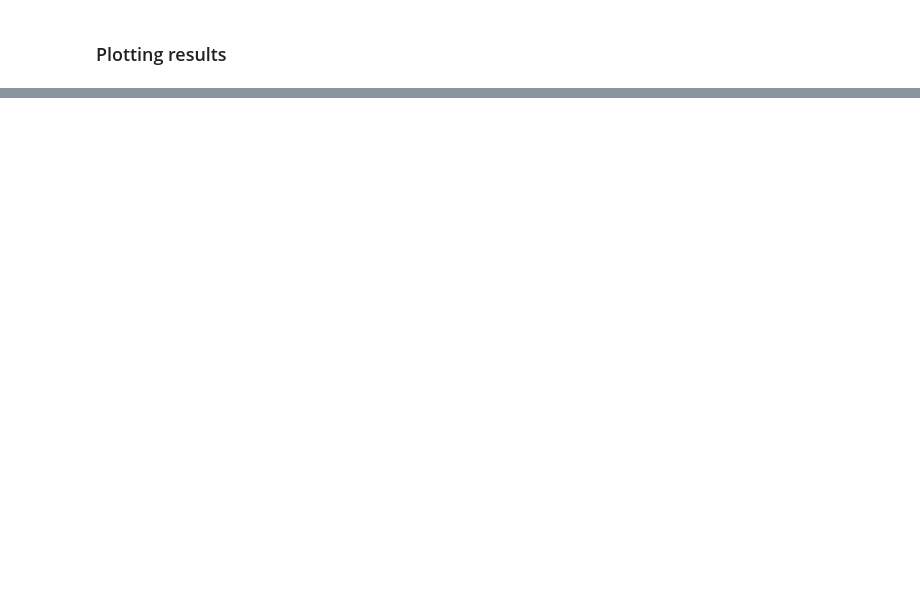
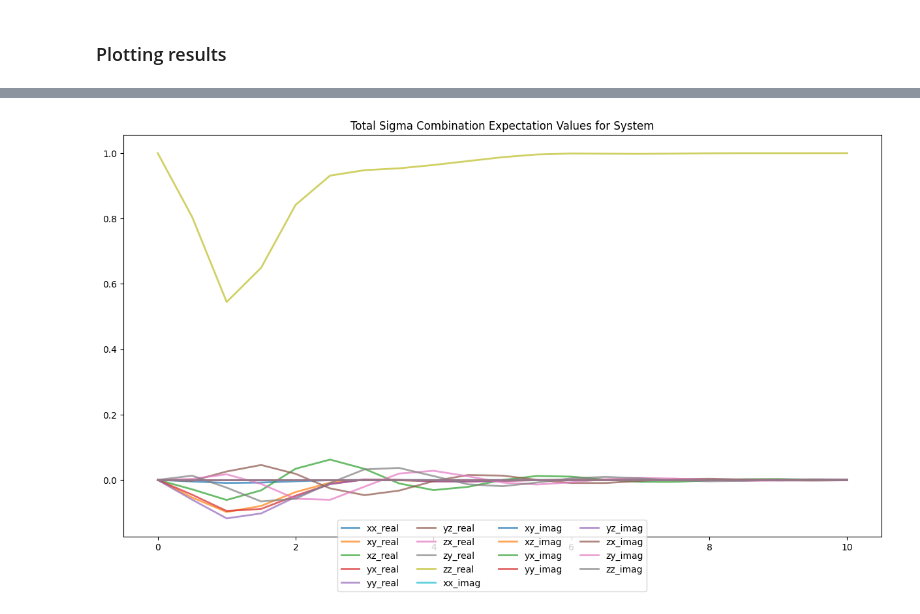
Before and after one commit to Mmackinnon01/entanglement_classifier, a Jupyter notebook: classifier/run.ipynb, the cells around one changed output, grey strips where cells are left out. Cells and saved outputs as stored; diff of their text form; code cells hidden in the pictures; blank space fills up the shorter version.

```diff
--- a/classifier/run.ipynb
+++ b/classifier/run.ipynb
@@ -108,0 +110,4 @@ log1.plotSigmaCombinations()
+# %%
+log2.plotSigmaCombinations()
+# %% [output]
+[figure, added]
```
Also changed, not shown: parts of 11 cells of this notebook, 20 other files.
